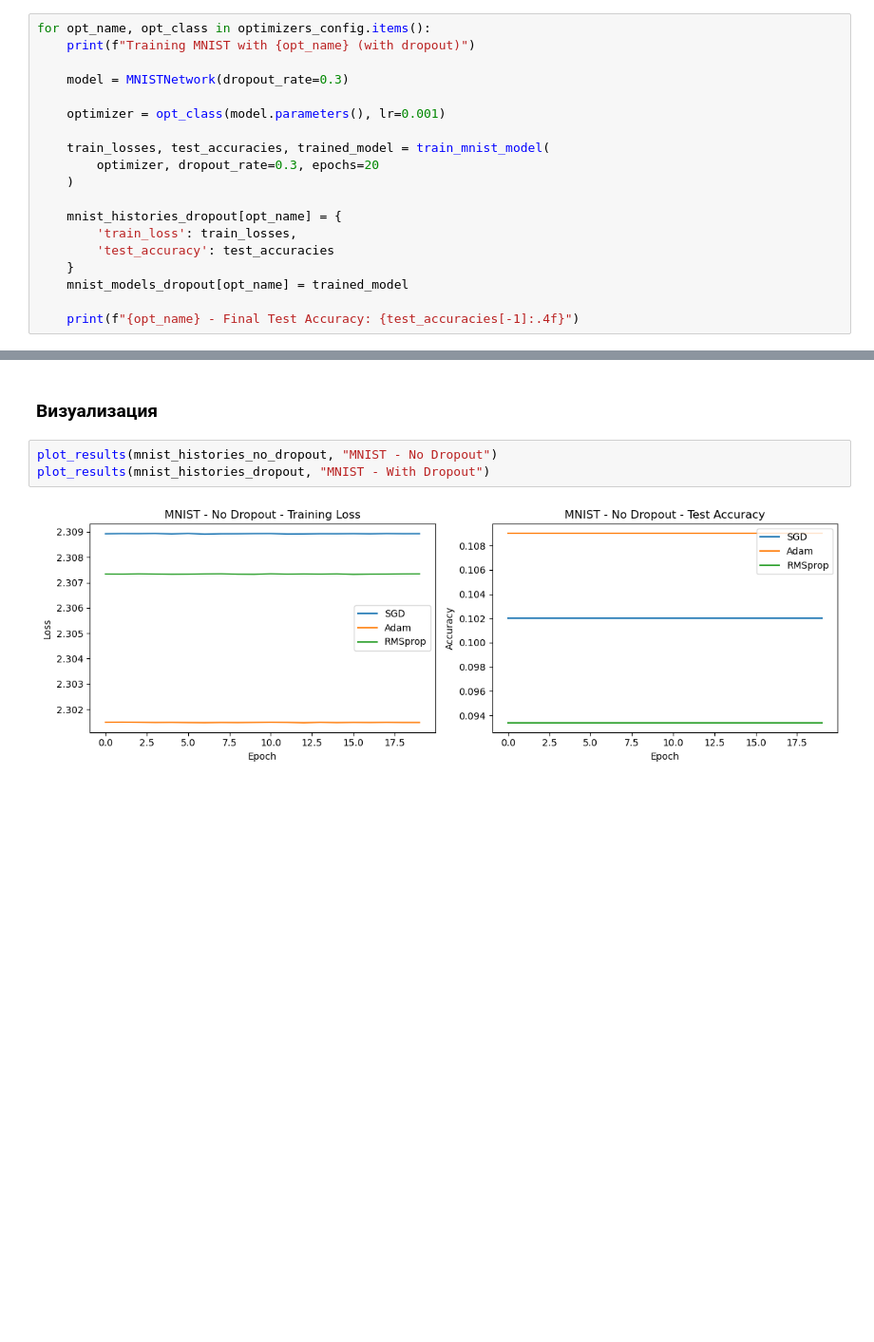
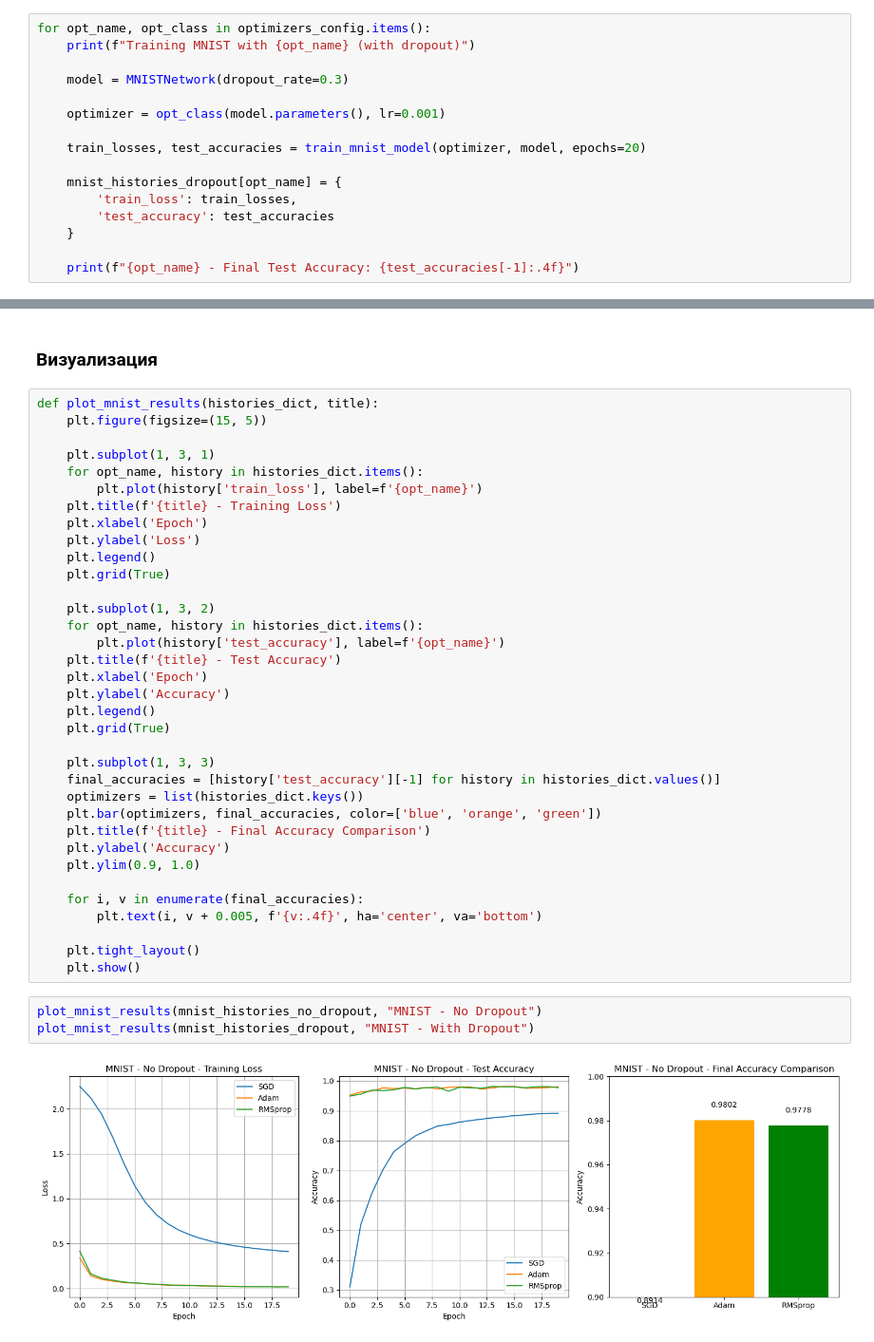
Before and after one commit to IDrumo/Neural-networks-and-deep-learning, a Jupyter notebook: 4. Оптимизаторы/homework.ipynb, the cells around one changed output, grey strips where cells are left out. Shown at 95% size. Saved outputs shown, nothing was run; the diff lists cells and outputs as text; blank space fills up the shorter version.

```diff
--- a/4. Оптимизаторы/homework.ipynb
+++ b/4. Оптимизаторы/homework.ipynb
@@ -350,15 +389,12 @@ for opt_name, opt_class in optimizers_config.items():
 
     optimizer = opt_class(model.parameters(), lr=0.001)
 
-    train_losses, test_accuracies, trained_model = train_mnist_model(
-        optimizer, dropout_rate=0.3, epochs=20
-    )
+    train_losses, test_accuracies = train_mnist_model(optimizer, model, epochs=20)
 
     mnist_histories_dropout[opt_name] = {
         'train_loss': train_losses,
         'test_accuracy': test_accuracies
     }
-    mnist_models_dropout[opt_name] = trained_model
 
     print(f"{opt_name} - Final Test Accuracy: {test_accuracies[-1]:.4f}")
 # %% [output]
@@ -371,7 +419,42 @@ RMSprop - Final Test Accuracy: 0.1057
 # %% [markdown]
 ### Визуализация
+# %%
+def plot_mnist_results(histories_dict, title):
+    plt.figure(figsize=(15, 5))
+
+    plt.subplot(1, 3, 1)
+    for opt_name, history in histories_dict.items():
+        plt.plot(history['train_loss'], label=f'{opt_name}')
+    plt.title(f'{title} - Training Loss')
+    plt.xlabel('Epoch')
+    plt.ylabel('Loss')
+    plt.legend()
+    plt.grid(True)
+
+    plt.subplot(1, 3, 2)
+    for opt_name, history in histories_dict.items():
+        plt.plot(history['test_accuracy'], label=f'{opt_name}')
+    plt.title(f'{title} - Test Accuracy')
+    plt.xlabel('Epoch')
+    plt.ylabel('Accuracy')
+    plt.legend()
+    plt.grid(True)
+
+    plt.subplot(1, 3, 3)
+    final_accuracies = [history['test_accuracy'][-1] for history in histories_dict.values()]
+    optimizers = list(histories_dict.keys())
+    plt.bar(optimizers, final_accuracies, color=['blue', 'orange', 'green'])
+    plt.title(f'{title} - Final Accuracy Comparison')
+    plt.ylabel('Accuracy')
+    plt.ylim(0.9, 1.0)
+
+    for i, v in enumerate(final_accuracies):
+        plt.text(i, v + 0.005, f'{v:.4f}', ha='center', va='bottom')
+
+    plt.tight_layout()
+    plt.show()
 # %%
-plot_results(mnist_histories_no_dropout, "MNIST - No Dropout")
-plot_results(mnist_histories_dropout, "MNIST - With Dropout")
+plot_mnist_results(mnist_histories_no_dropout, "MNIST - No Dropout")
+plot_mnist_results(mnist_histories_dropout, "MNIST - With Dropout")
 # %% [output]
-[figure, old version]
+[figure, new version]
```
Also changed, not shown: parts of 8 cells of this notebook.
